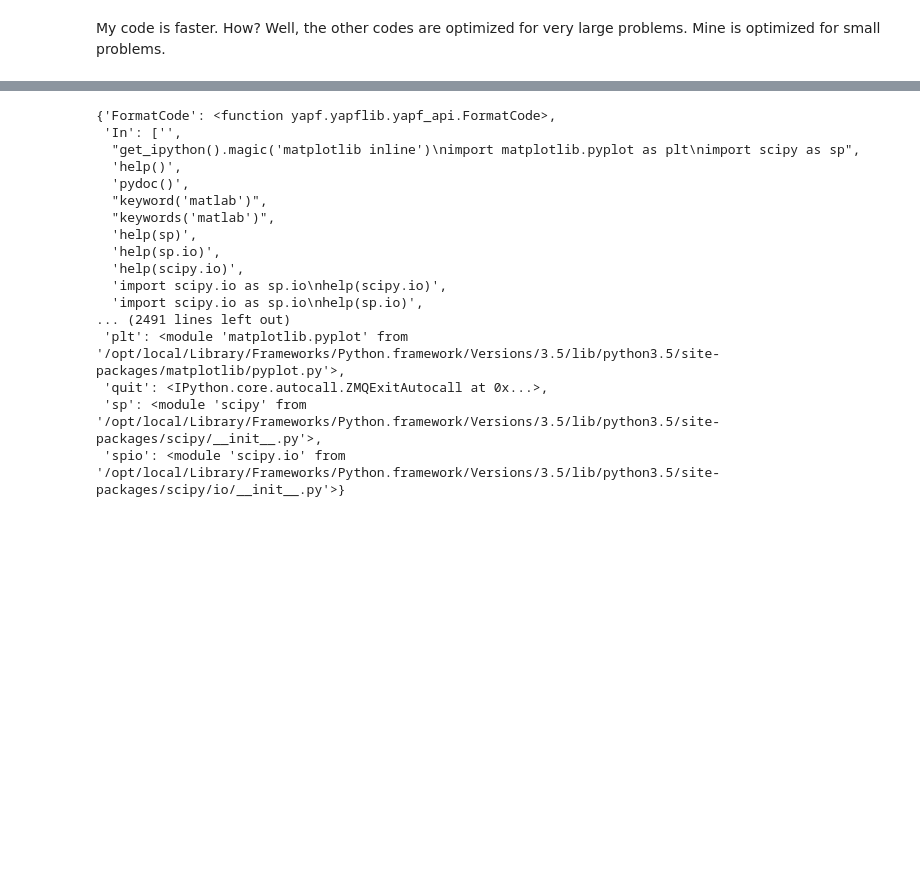
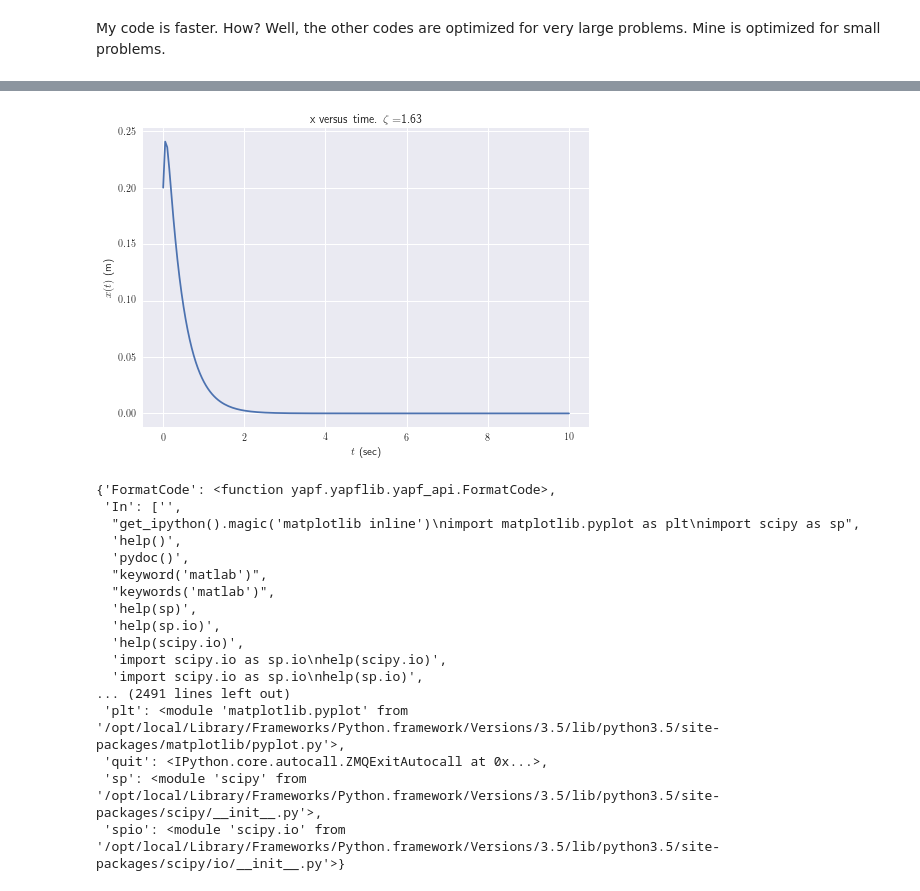
Before and after one commit to josephcslater/JupyterExamples, a Jupyter notebook: Newton_Raphson_and Intro to Scientific Python.ipynb, the cells around one changed output, grey strips where cells are left out. Drawn from its saved outputs; the diff is of its cells as text; code cells hidden in the pictures; blank space fills up the shorter version.

```diff
--- a/Newton_Raphson.ipynb
+++ b/Newton_Raphson_and Intro to Scientific Python.ipynb
@@ -159,3 +201,7 @@ My code is faster. How? Well, the other codes are optimized for very large probl
+# %%
+interact(sdof_resp, x0 = (0,2,0.1), v0 = (0,2,.1), m = (0,2,0.1), k = (0,100,1), c = (-1,5,.1));
+# %% [output]
+[figure, added]
 # %%
 globals()
 # %% [output]
```
Also changed, not shown: parts of 9 cells of this notebook, 1 other file.
